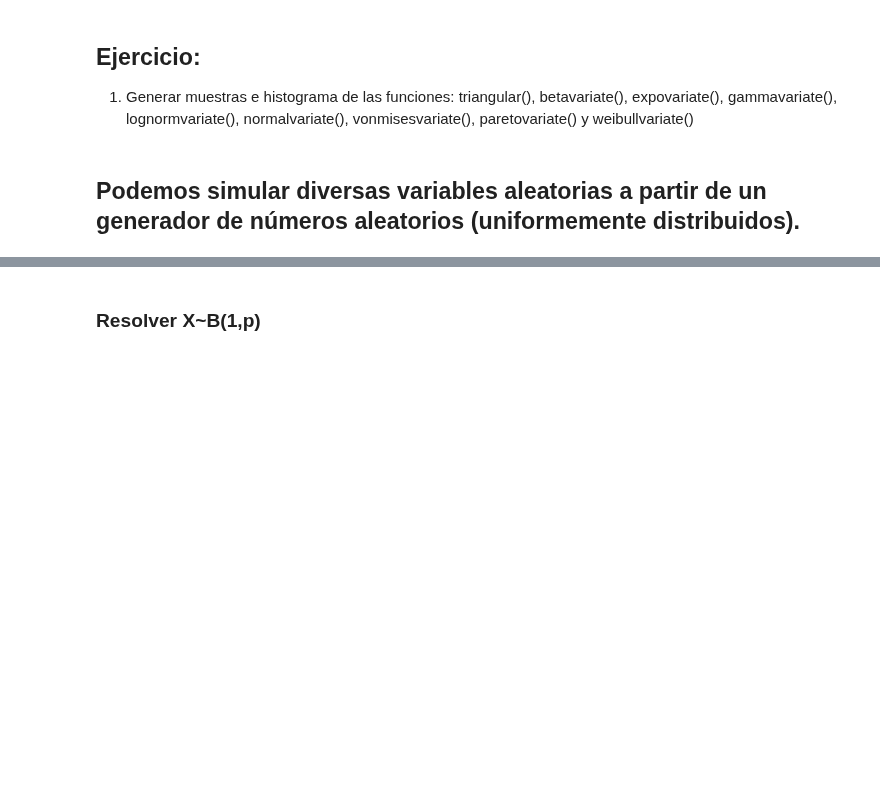
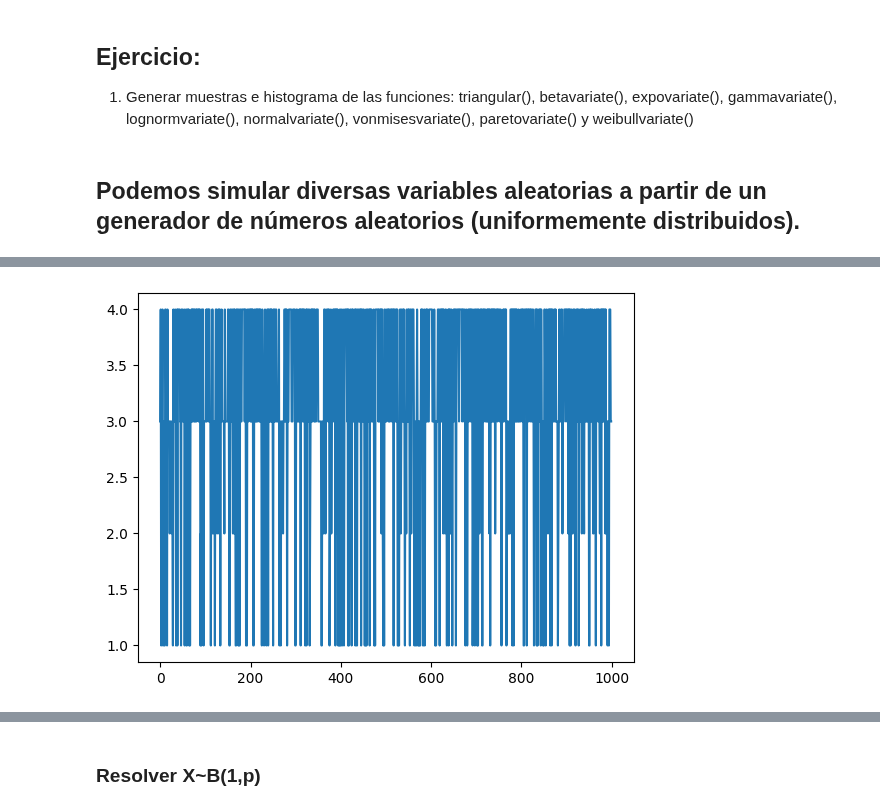
Before and after one commit to MartaPCastillo/Simulaci-n-I-, a Jupyter notebook: Generación_de_Variables_Aleatorias.ipynb, the cells around one changed output, grey strips where cells are left out. Drawn from its saved outputs; the diff is of its cells as text; code cells hidden in the pictures; blank space fills up the shorter version.

```diff
--- a/Generación_de_Variables_Aleatorias.ipynb
+++ b/Generación_de_Variables_Aleatorias.ipynb
@@ -433,0 +480,4 @@ plt.show()
+# %%
+plt.plot(G)
+# %% [output]
+[figure, added]
```
Also changed, not shown: parts of 11 cells of this notebook.
